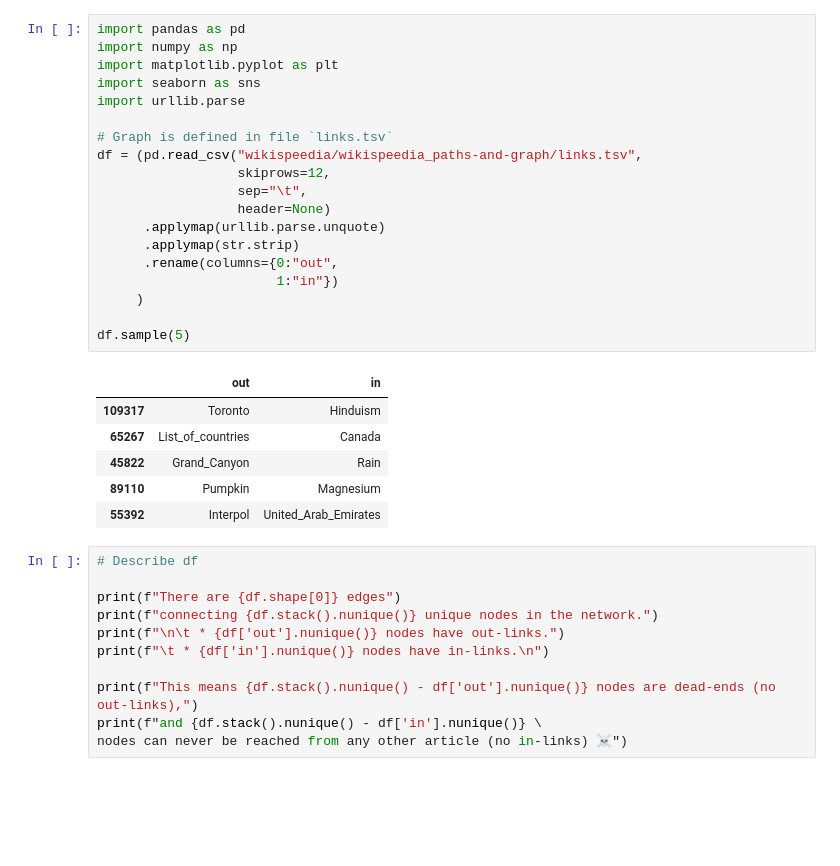
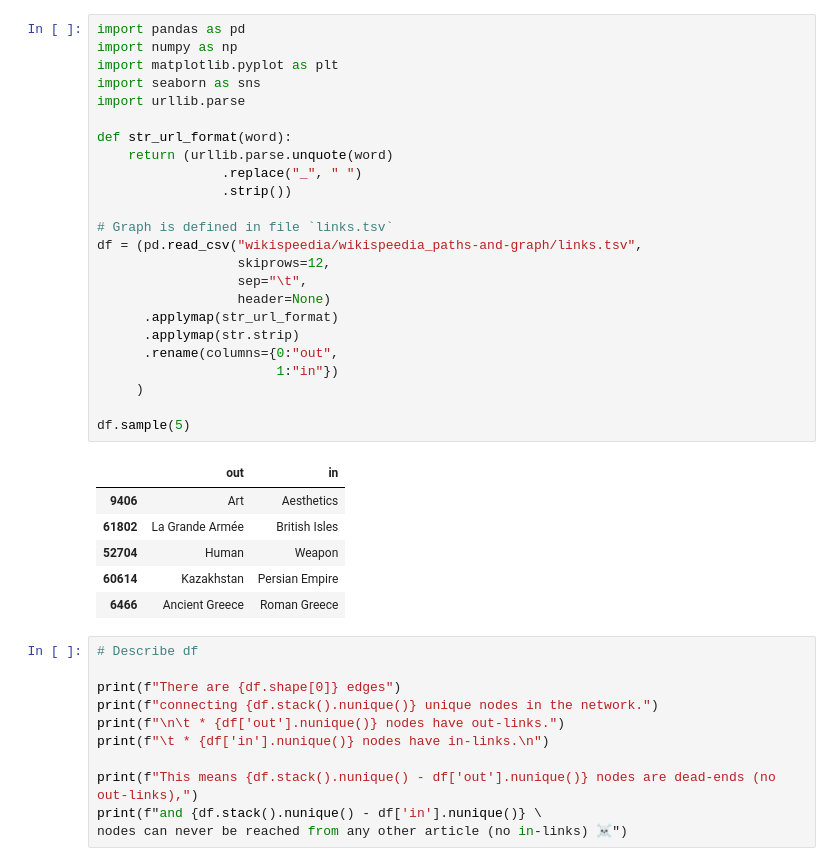
Before and after one commit to epfl-ada/ada-2022-project-theadalyzers, a Jupyter notebook: network-analysis.ipynb, the cells around one changed output. Drawn from its saved outputs; the diff is of its cells as text; blank space fills up the shorter version.

```diff
--- a/network-analysis.ipynb
+++ b/network-analysis.ipynb
@@ -1,29 +1,34 @@
 # %%
 import pandas as pd
 import numpy as np
 import matplotlib.pyplot as plt
 import seaborn as sns
 import urllib.parse
 
+def str_url_format(word):
+    return (urllib.parse.unquote(word)
+                .replace("_", " ")
+                .strip())
+
 # Graph is defined in file `links.tsv`
 df = (pd.read_csv("wikispeedia/wikispeedia_paths-and-graph/links.tsv",
                   skiprows=12,
                   sep="\t",
                   header=None)
-      .applymap(urllib.parse.unquote)
+      .applymap(str_url_format)
       .applymap(str.strip)
       .rename(columns={0:"out",
                        1:"in"})
      )
 
 df.sample(5)
 # %% [output]
 |  | out | in |
-| 109317 | Toronto | Hinduism |
-| 65267 | List_of_countries | Canada |
-| 45822 | Grand_Canyon | Rain |
-| 89110 | Pumpkin | Magnesium |
-| 55392 | Interpol | United_Arab_Emirates |
+| 9406 | Art | Aesthetics |
+| 61802 | La Grande Armée | British Isles |
+| 52704 | Human | Weapon |
+| 60614 | Kazakhstan | Persian Empire |
+| 6466 | Ancient Greece | Roman Greece |
 # %%
 # Describe df
 
```
Also changed, not shown: parts of 19 cells of this notebook.
